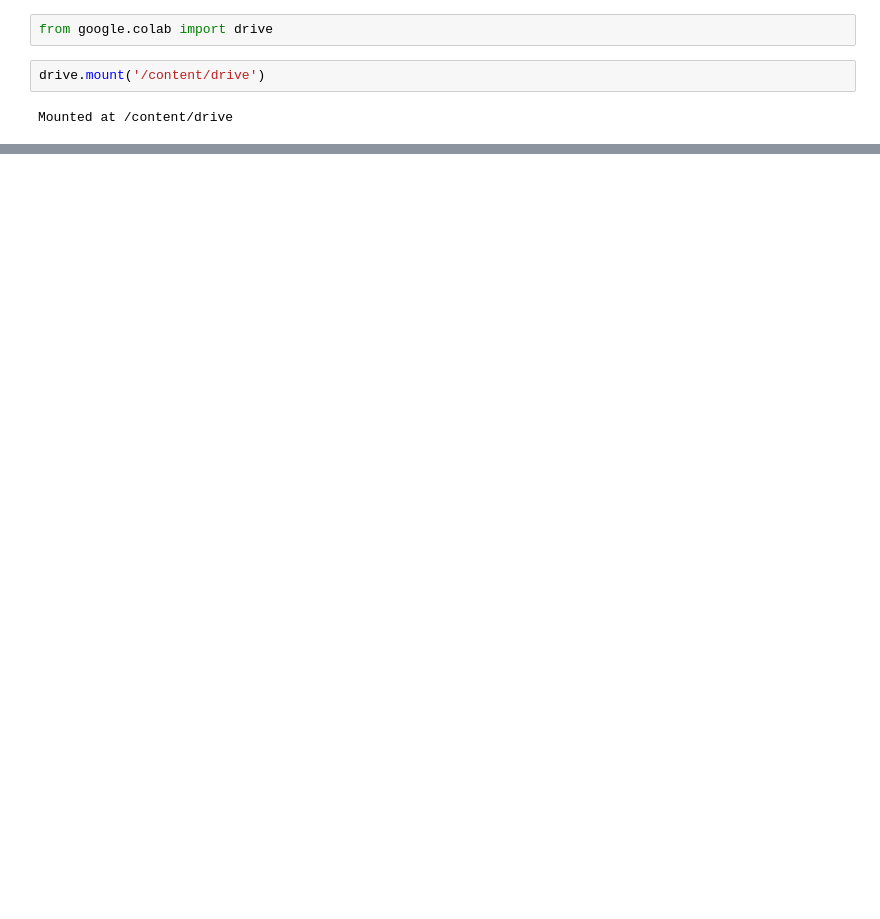
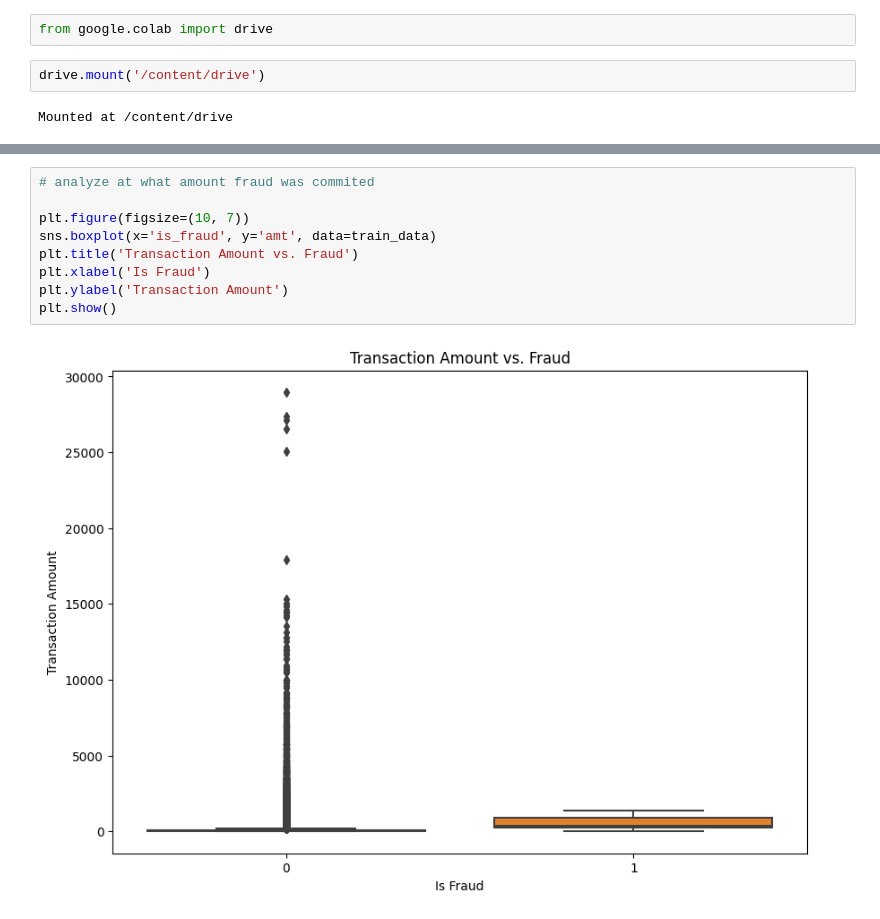
Before and after one commit to seeratfatima19/CODSOFT, a Jupyter notebook: fraud_detection.ipynb, the cells around one changed output, grey strips where cells are left out. Cells and saved outputs as stored; diff of their text form; blank space fills up the shorter version.

```diff
--- a/fraud_detection.ipynb
+++ b/fraud_detection.ipynb
@@ -17,0 +153,11 @@ train_data = pd.read_csv('/content/drive/MyDrive/fraudTrain.csv')
+# %%
+# analyze at what amount fraud was commited
+
+plt.figure(figsize=(10, 7))
+sns.boxplot(x='is_fraud', y='amt', data=train_data)
+plt.title('Transaction Amount vs. Fraud')
+plt.xlabel('Is Fraud')
+plt.ylabel('Transaction Amount')
+plt.show()
+# %% [output]
+[figure, added]
```
Also changed, not shown: parts of 23 cells of this notebook.
